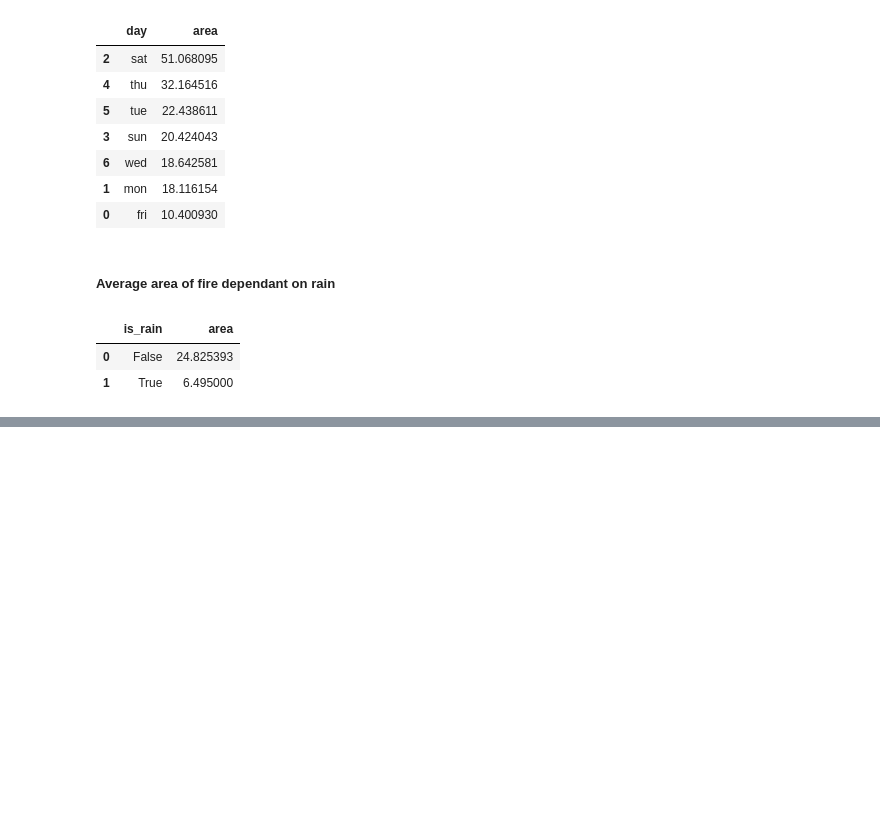
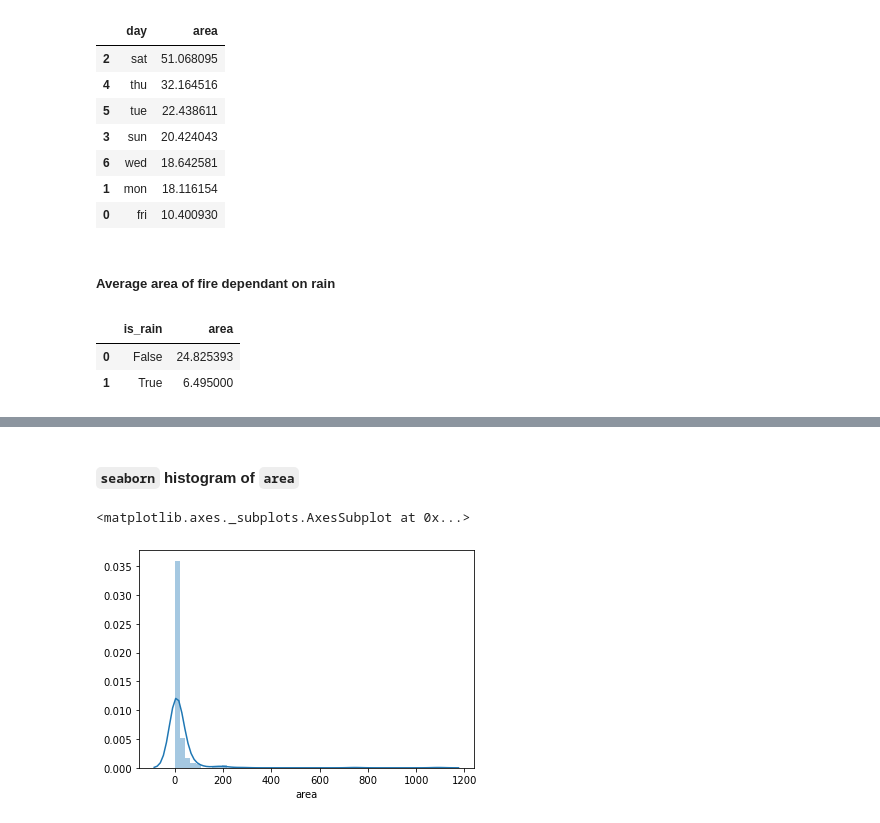
Before and after one commit to miles-drake/codeclan-homework-md, a Jupyter notebook: week-12/day-2-python-analysis-homework/forest-fires.ipynb, the cells around one changed output, grey strips where cells are left out. Drawn from its saved outputs; the diff is of its cells as text; code cells hidden in the pictures; blank space fills up the shorter version.

```diff
--- a/week-12/day-2-python-analysis-homework/forest-fires.ipynb
+++ b/week-12/day-2-python-analysis-homework/forest-fires.ipynb
@@ -147,0 +176,7 @@ fires.groupby("is_rain")["area"].mean().reset_index().sort_values("area", ascend
+# %% [markdown]
+#### `seaborn` histogram of `area`
+# %%
+sns.distplot(fires["area"])
+# %% [output]
+<matplotlib.axes._subplots.AxesSubplot at 0x...>
+[figure, added]
```
Also changed, not shown: parts of 11 cells of this notebook.
